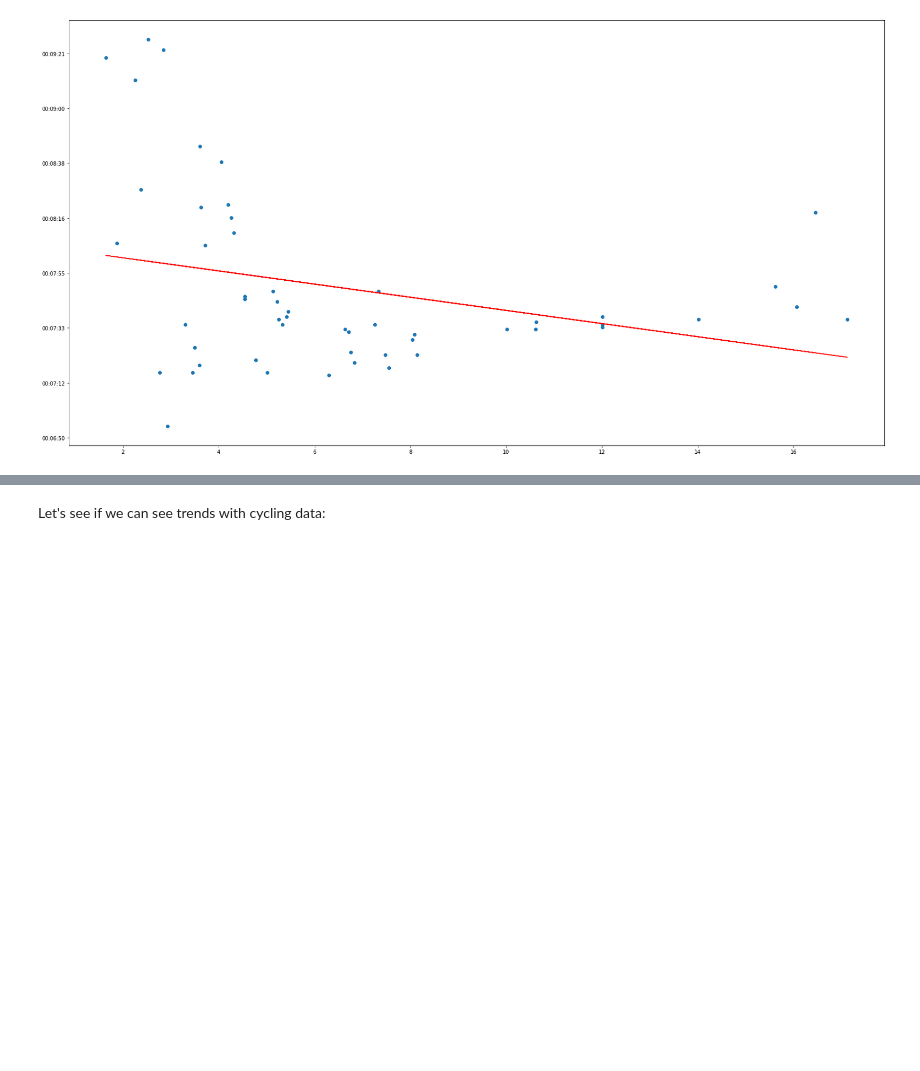
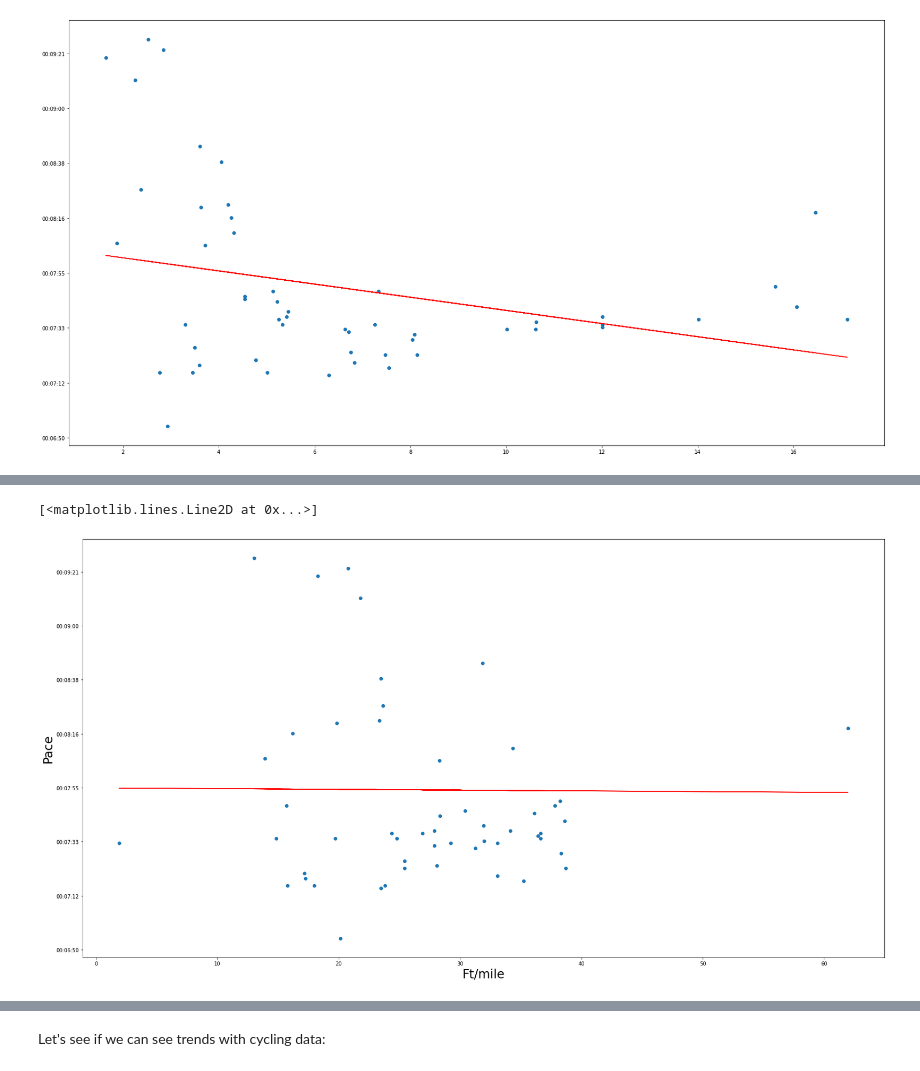
Before and after one commit to keithkruelskie/athlete_prediction, a Jupyter notebook: EDA.ipynb, the cells around one changed output, grey strips where cells are left out. Saved outputs shown, nothing was run; the diff lists cells and outputs as text; code cells hidden in the pictures; blank space fills up the shorter version.

Commit message:
Added Grade adjusted pace, and found correlation with pace and distance when intensity factor is taken into account

```diff
--- a/EDA.ipynb
+++ b/EDA.ipynb
@@ -399,0 +399,3 @@ plt.plot((s_3_3_run[s_3_3_run['is_race'] == 0]['distance']), (s_3_3_run[s_3_3_ru
+# %%
+s_3_3_run['elev_gain'] = s_3_3_run['elev_gain'].str.replace(',', '').astype(float)
+s_3_3_run['elev_gain']
@@ -399,0 +425,12 @@ plt.plot((s_3_3_run[s_3_3_run['is_race'] == 0]['distance']), (s_3_3_run[s_3_3_ru
+# %%
+#let's graph elevation gain per mile vs. pace:
+fig, ax = plt.subplots(figsize=(28,15))
+ax.scatter((s_3_3_run[s_3_3_run['is_race'] == 0]['elev_gain']/s_3_3_run[s_3_3_run['is_race'] == 0]['distance']), train_pace)
+ax.yaxis.set_major_formatter(mdates.DateFormatter("%H:%M:%S"))
+ax.set_xlabel("Ft/mile",fontsize=24)
+ax.set_ylabel("Pace", fontsize=24)
+m, b = np.polyfit(s_3_3_run[s_3_3_run['is_race'] == 0]['elev_gain'], train_pace, 1)
+plt.plot((s_3_3_run[s_3_3_run['is_race'] == 0]['elev_gain']/s_3_3_run[s_3_3_run['is_race'] == 0]['distance']), (s_3_3_run[s_3_3_run['is_race'] == 0]['elev_gain']/s_3_3_run[s_3_3_run['is_race'] == 0]['distance'])*m+b, color='red')
+# %% [output]
+[<matplotlib.lines.Line2D at 0x...>]
+[figure, added]
```
Also changed, not shown: parts of 20 cells of this notebook, 1 other file.
